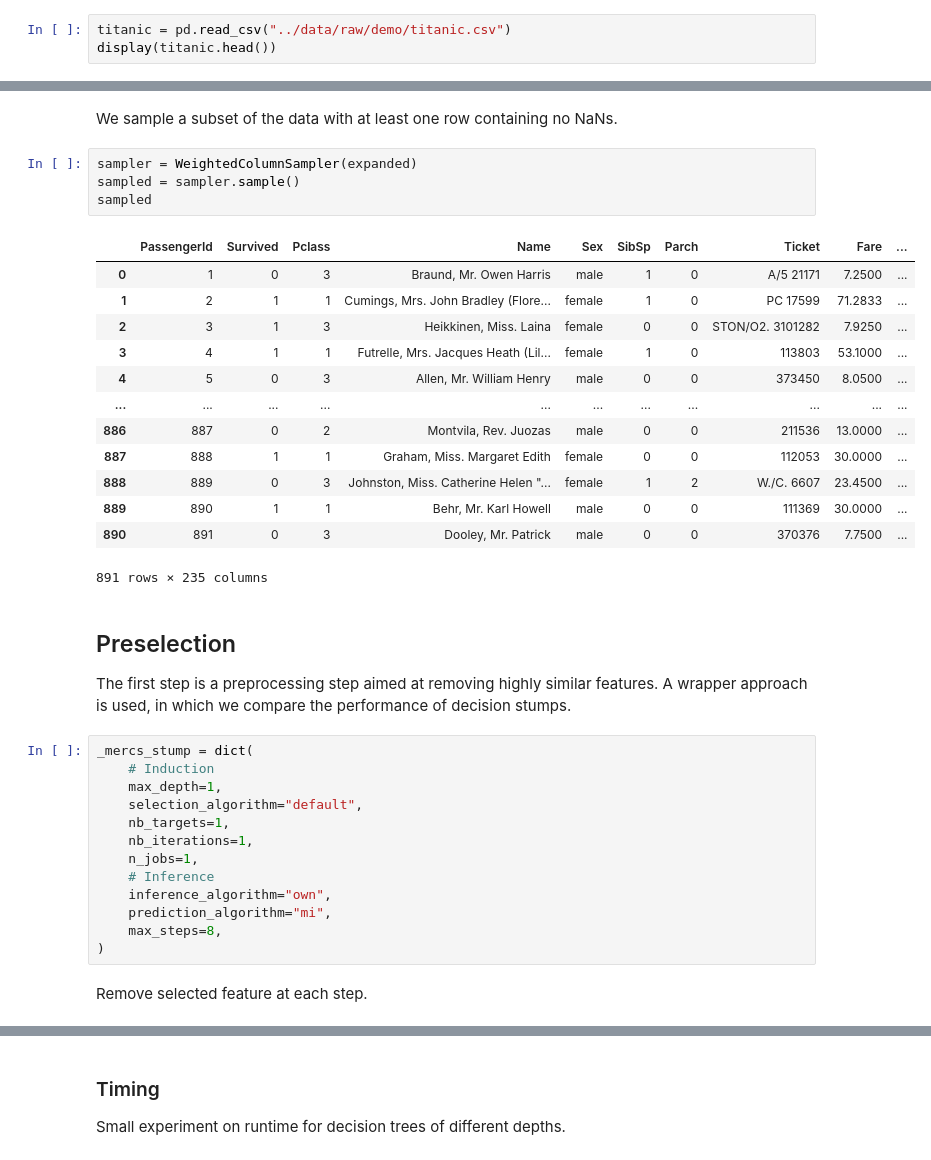
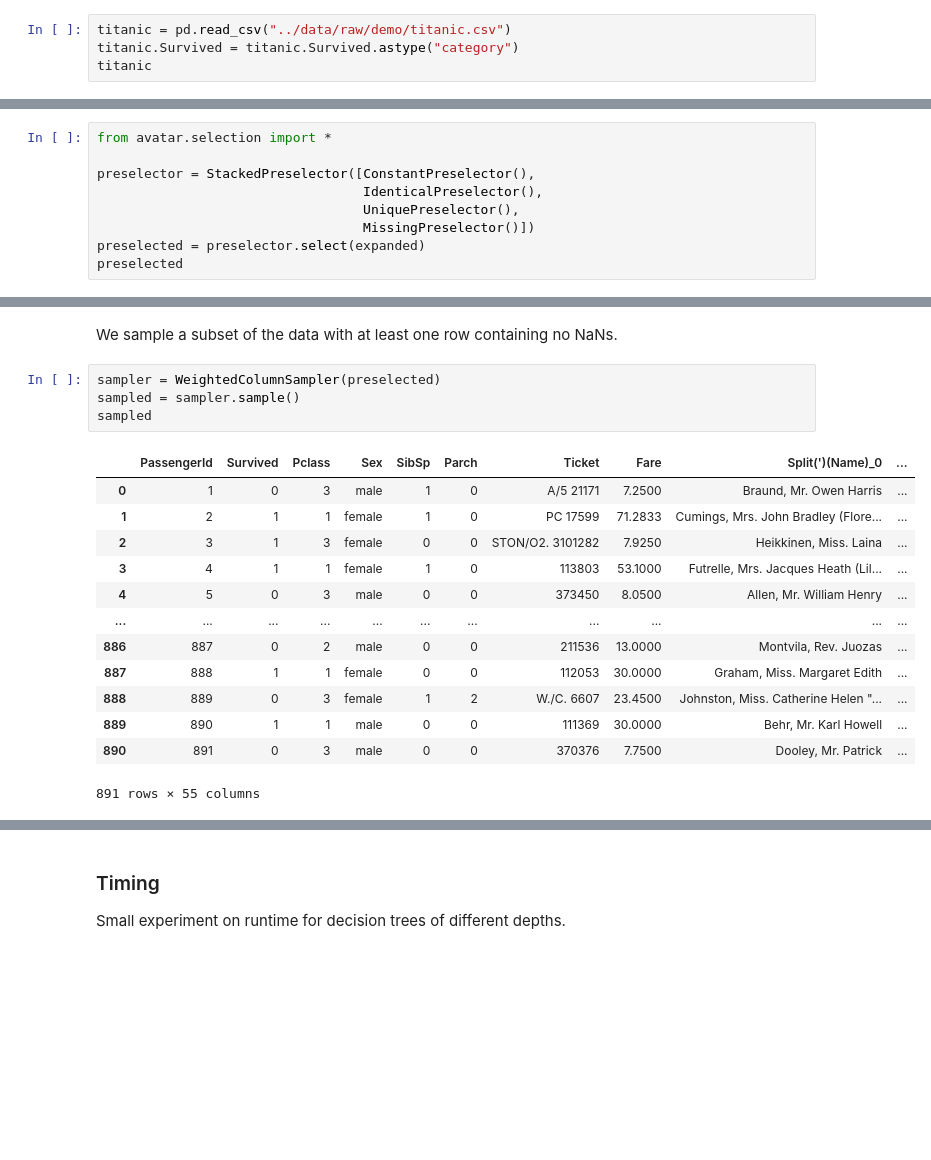
Before and after one commit to PidgeyUsedGust/avatar, a Jupyter notebook: notebooks/selection.ipynb, the cells around one changed output, grey strips where cells are left out. Cells and saved outputs as stored; diff of their text form; blank space fills up the shorter version.

Commit message:
Imputation transformations and first feature evaluator.

```diff
--- a/notebooks/selection.ipynb
+++ b/notebooks/selection.ipynb
@@ -25,6 +35,7 @@ from avatar.analysis import *
 # %%
 titanic = pd.read_csv("../data/raw/demo/titanic.csv")
-display(titanic.head())
+titanic.Survived = titanic.Survived.astype("category")
+titanic
 # %% [output]
 |  | PassengerId | Survived | Pclass | Name | Sex | Age | SibSp | Parch | Ticket | Fare | ... |
 | 0 | 1 | 0 | 3 | Braund, Mr. Owen Harris | male | 22.0 | 1 | 0 | A/5 21171 | 7.2500 | ... |
@@ -46,0 +82,9 @@ expanded.head()
+# %%
+from avatar.selection import *
+
+preselector = StackedPreselector([ConstantPreselector(),
+                                  IdenticalPreselector(),
+                                  UniquePreselector(),
+                                  MissingPreselector()])
+preselected = preselector.select(expanded)
+preselected
@@ -47,39 +105,20 @@ expanded.head()
 # %% [markdown]
 We sample a subset of the data with at least one row containing no NaNs.
 # %%
-sampler = WeightedColumnSampler(expanded)
+sampler = WeightedColumnSampler(preselected)
 sampled = sampler.sample()
 sampled
 # %% [output]
-|  | PassengerId | Survived | Pclass | Name | Sex | SibSp | Parch | Ticket | Fare | ... |
-| 0 | 1 | 0 | 3 | Braund, Mr. Owen Harris | male | 1 | 0 | A/5 21171 | 7.2500 | ... |
-| 1 | 2 | 1 | 1 | Cumings, Mrs. John Bradley (Flore... | female | 1 | 0 | PC 17599 | 71.2833 | ... |
-| 2 | 3 | 1 | 3 | Heikkinen, Miss. Laina | female | 0 | 0 | STON/O2. 3101282 | 7.9250 | ... |
-| 3 | 4 | 1 | 1 | Futrelle, Mrs. Jacques Heath (Lil... | female | 1 | 0 | 113803 | 53.1000 | ... |
-| 4 | 5 | 0 | 3 | Allen, Mr. William Henry | male | 0 | 0 | 373450 | 8.0500 | ... |
+|  | PassengerId | Survived | Pclass | Sex | SibSp | Parch | Ticket | Fare | Split(')(Name)_0 | ... |
+| 0 | 1 | 0 | 3 | male | 1 | 0 | A/5 21171 | 7.2500 | Braund, Mr. Owen Harris | ... |
+| 1 | 2 | 1 | 1 | female | 1 | 0 | PC 17599 | 71.2833 | Cumings, Mrs. John Bradley (Flore... | ... |
+| 2 | 3 | 1 | 3 | female | 0 | 0 | STON/O2. 3101282 | 7.9250 | Heikkinen, Miss. Laina | ... |
+| 3 | 4 | 1 | 1 | female | 1 | 0 | 113803 | 53.1000 | Futrelle, Mrs. Jacques Heath (Lil... | ... |
+| 4 | 5 | 0 | 3 | male | 0 | 0 | 373450 | 8.0500 | Allen, Mr. William Henry | ... |
 | ... | ... | ... | ... | ... | ... | ... | ... | ... | ... | ... |
-| 886 | 887 | 0 | 2 | Montvila, Rev. Juozas | male | 0 | 0 | 211536 | 13.0000 | ... |
-| 887 | 888 | 1 | 1 | Graham, Miss. Margaret Edith | female | 0 | 0 | 112053 | 30.0000 | ... |
-| 888 | 889 | 0 | 3 | Johnston, Miss. Catherine Helen "... | female | 1 | 2 | W./C. 6607 | 23.4500 | ... |
-| 889 | 890 | 1 | 1 | Behr, Mr. Karl Howell | male | 0 | 0 | 111369 | 30.0000 | ... |
-| 890 | 891 | 0 | 3 | Dooley, Mr. Patrick | male | 0 | 0 | 370376 | 7.7500 | ... |
+| 886 | 887 | 0 | 2 | male | 0 | 0 | 211536 | 13.0000 | Montvila, Rev. Juozas | ... |
+| 887 | 888 | 1 | 1 | female | 0 | 0 | 112053 | 30.0000 | Graham, Miss. Margaret Edith | ... |
+| 888 | 889 | 0 | 3 | female | 1 | 2 | W./C. 6607 | 23.4500 | Johnston, Miss. Catherine Helen "... | ... |
+| 889 | 890 | 1 | 1 | male | 0 | 0 | 111369 | 30.0000 | Behr, Mr. Karl Howell | ... |
+| 890 | 891 | 0 | 3 | male | 0 | 0 | 370376 | 7.7500 | Dooley, Mr. Patrick | ... |
-891 rows × 235 columns
+891 rows × 55 columns
-# %% [markdown]
-## Preselection
-
-The first step is a preprocessing step aimed at removing highly similar features. A wrapper approach is used, in which we compare the performance of decision stumps.
-# %%
-_mercs_stump = dict(
-    # Induction
-    max_depth=1,
-    selection_algorithm="default",
-    nb_targets=1,
-    nb_iterations=1,
-    n_jobs=1,
-    # Inference
-    inference_algorithm="own",
-    prediction_algorithm="mi",
-    max_steps=8,
-)
-# %% [markdown]
-Remove selected feature at each step.
```
Also changed, not shown: parts of 31 cells of this notebook, 14 other files.
